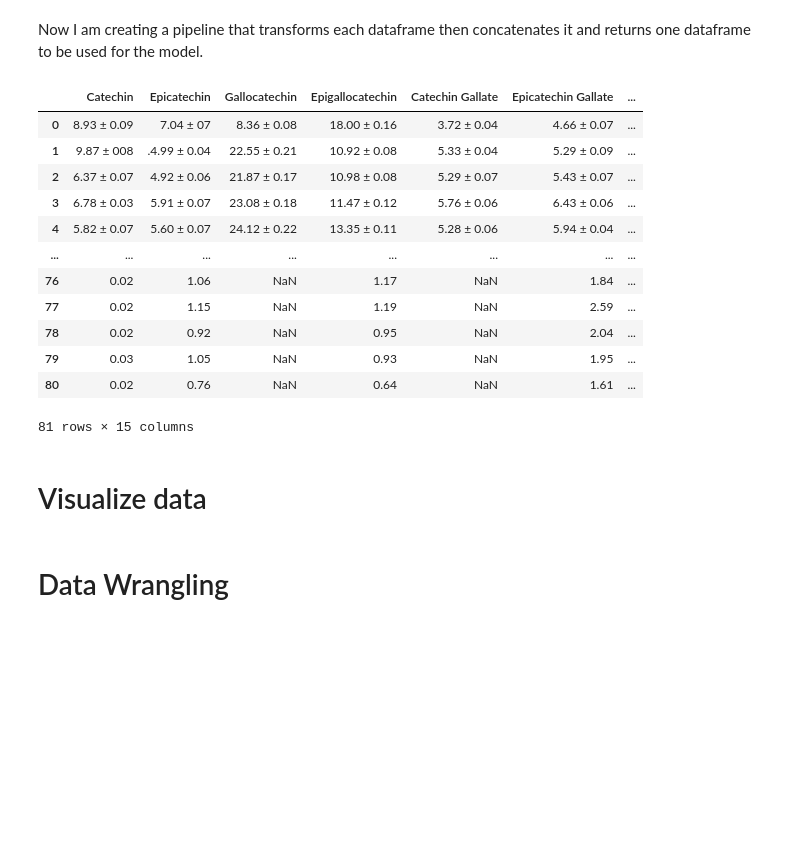
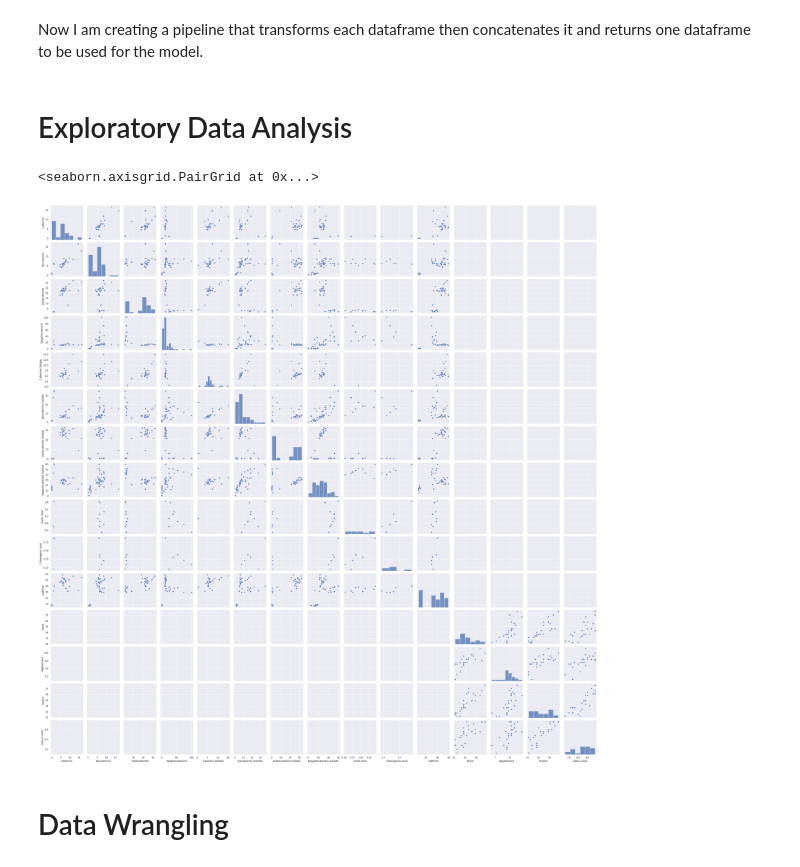
Before and after one commit to TahlonBrahic/Green-Tea-Sensory-Evaluation-With-GANs, a Jupyter notebook: source/main.ipynb, the cells around one changed output. Cells and saved outputs as stored; diff of their text form; code cells hidden in the pictures; blank space fills up the shorter version.

Commit message:
Add change_dtypes to data pipeline and add a pairplot for highlevel vizualization

```diff
--- a/source/main.ipynb
+++ b/source/main.ipynb
@@ -132,7 +133,7 @@ def reformat_columns(dataframe: pd.DataFrame):
 
 def remove_standard_deviation_format(dataframe: pd.DataFrame):
     for column in range(len(dataframe)):
-        if (dataframe.iloc[column].dtype == 'obect') or (dataframe.iloc[column].dtype == 'string'):
+        if (dataframe.iloc[column].dtype == 'object') or (dataframe.iloc[column].dtype == 'string'):
             dataframe.iloc[column] = dataframe.iloc[column].str.replace('± \d*.\d*', '', regex=True)
     return dataframe
 # %% [markdown]
@@ -167,33 +168,31 @@ def process_dataframes(dataframes: list):
 def concatenate_dataframes(dataframes: list):
     formated_dataframe = pd.concat(dataframes, ignore_index=True)
     return formated_dataframe
+
+def change_dtypes(dataframe: pd.DataFrame):
+    for column in df.columns:
+        dataframe[column] = pd.to_numeric(dataframe[column], errors='coerce')
+    return dataframe
 # %%
 ProcessDataframes = FunctionTransformer(process_dataframes)
 ConcatenateDataframes = FunctionTransformer(concatenate_dataframes)
+Change_Dtypes = FunctionTransformer(change_dtypes)
 
 data_combining_pipeline_processor = make_pipeline(
     ProcessDataframes,
-    ConcatenateDataframes
+    ConcatenateDataframes,
+    Change_Dtypes
 )
 # %%
 df = data_combining_pipeline_processor.transform(all_dataframes)
-df
-# %% [output]
-|  | Catechin | Epicatechin | Gallocatechin | Epigallocatechin | Catechin Gallate | Epicatechin Gallate | ... |
-| 0 | 8.93 ± 0.09 | 7.04 ± 07 | 8.36 ± 0.08 | 18.00 ± 0.16 | 3.72 ± 0.04 | 4.66 ± 0.07 | ... |
-| 1 | 9.87 ± 008 | .4.99 ± 0.04 | 22.55 ± 0.21 | 10.92 ± 0.08 | 5.33 ± 0.04 | 5.29 ± 0.09 | ... |
-| 2 | 6.37 ± 0.07 | 4.92 ± 0.06 | 21.87 ± 0.17 | 10.98 ± 0.08 | 5.29 ± 0.07 | 5.43 ± 0.07 | ... |
-| 3 | 6.78 ± 0.03 | 5.91 ± 0.07 | 23.08 ± 0.18 | 11.47 ± 0.12 | 5.76 ± 0.06 | 6.43 ± 0.06 | ... |
-| 4 | 5.82 ± 0.07 | 5.60 ± 0.07 | 24.12 ± 0.22 | 13.35 ± 0.11 | 5.28 ± 0.06 | 5.94 ± 0.04 | ... |
-| ... | ... | ... | ... | ... | ... | ... | ... |
-| 76 | 0.02 | 1.06 | NaN | 1.17 | NaN | 1.84 | ... |
-| 77 | 0.02 | 1.15 | NaN | 1.19 | NaN | 2.59 | ... |
-| 78 | 0.02 | 0.92 | NaN | 0.95 | NaN | 2.04 | ... |
-| 79 | 0.03 | 1.05 | NaN | 0.93 | NaN | 1.95 | ... |
-| 80 | 0.02 | 0.76 | NaN | 0.64 | NaN | 1.61 | ... |
-81 rows × 15 columns
-# %% [markdown]
-# Visualize data
+# %% [markdown]
+# Exploratory Data Analysis
+# %%
+sns.set_theme()
+sns.pairplot(df)
+# %% [output]
+<seaborn.axisgrid.PairGrid at 0x...>
+[figure, added]
 # %% [markdown]
 # Data Wrangling
 # %% [markdown]
```
Also changed, not shown: parts of 1 cell of this notebook.
